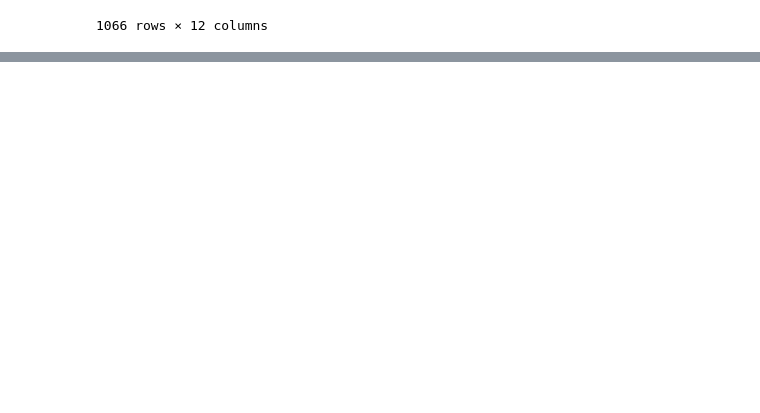
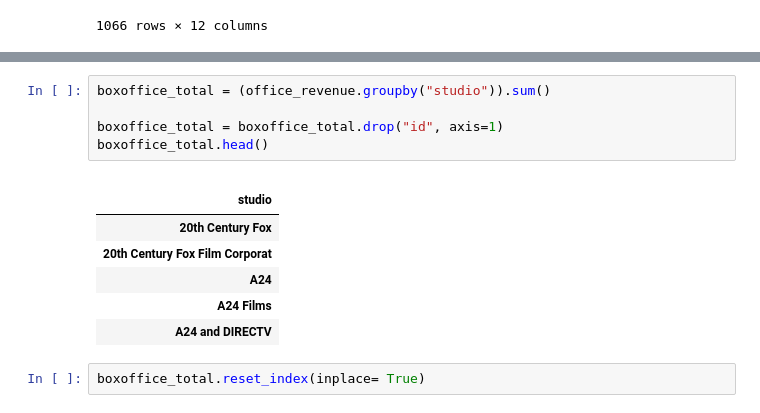
Before and after one commit to reboyce/Gilbert-Team-Repo, a Jupyter notebook: Notebooks/Telma's Notebook.ipynb, the cells around one changed output, grey strips where cells are left out. Drawn from its saved outputs; the diff is of its cells as text; blank space fills up the shorter version.

```diff
--- a/Notebooks/Telma's Notebook.ipynb
+++ b/Notebooks/Telma's Notebook.ipynb
@@ -68,0 +166,15 @@ df_rt[df_rt["box_office"].notnull()]
+# %%
+boxoffice_total = (office_revenue.groupby("studio")).sum()
+
+boxoffice_total = boxoffice_total.drop("id", axis=1)
+boxoffice_total.head()
+# %% [output]
+|  |
+| studio |
+| 20th Century Fox |
+| 20th Century Fox Film Corporat |
+| A24 |
+| A24 Films |
+| A24 and DIRECTV |
+# %%
+boxoffice_total.reset_index(inplace= True)
```
Also changed, not shown: parts of 13 cells of this notebook, 1 other file.
